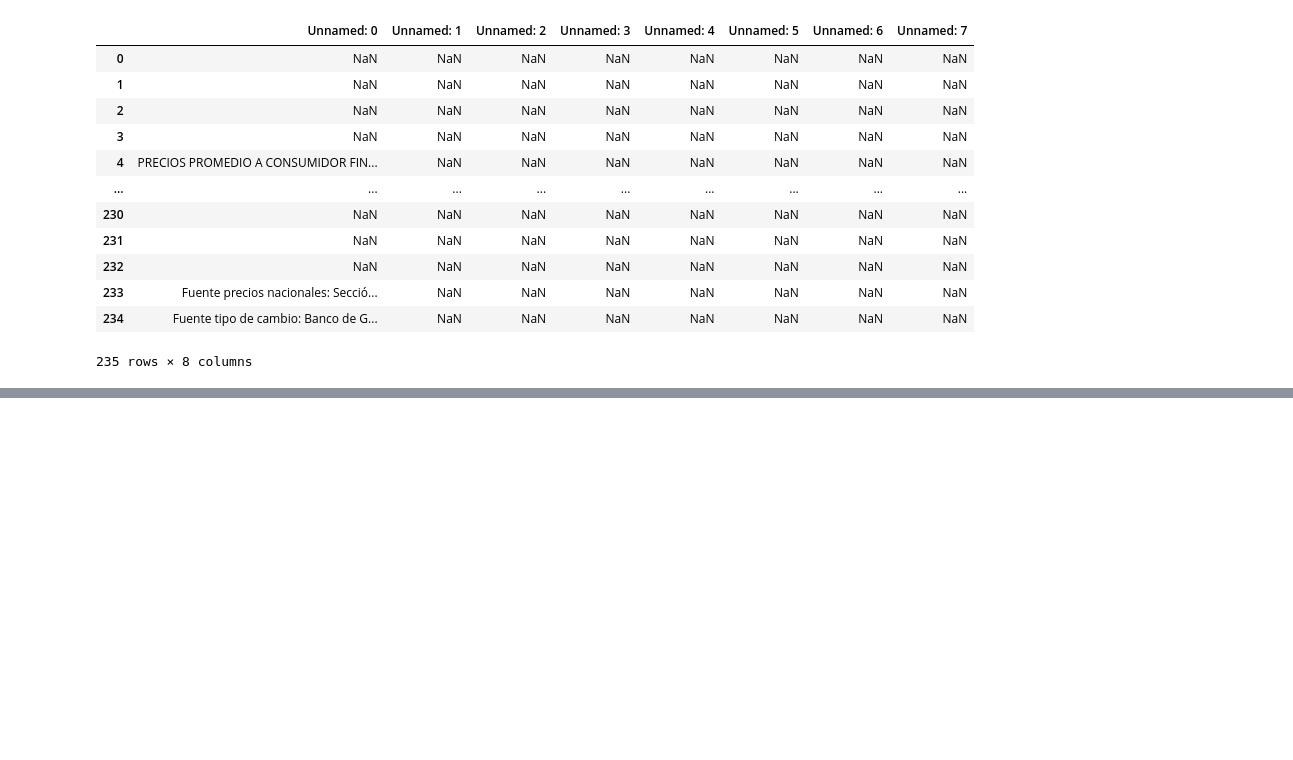
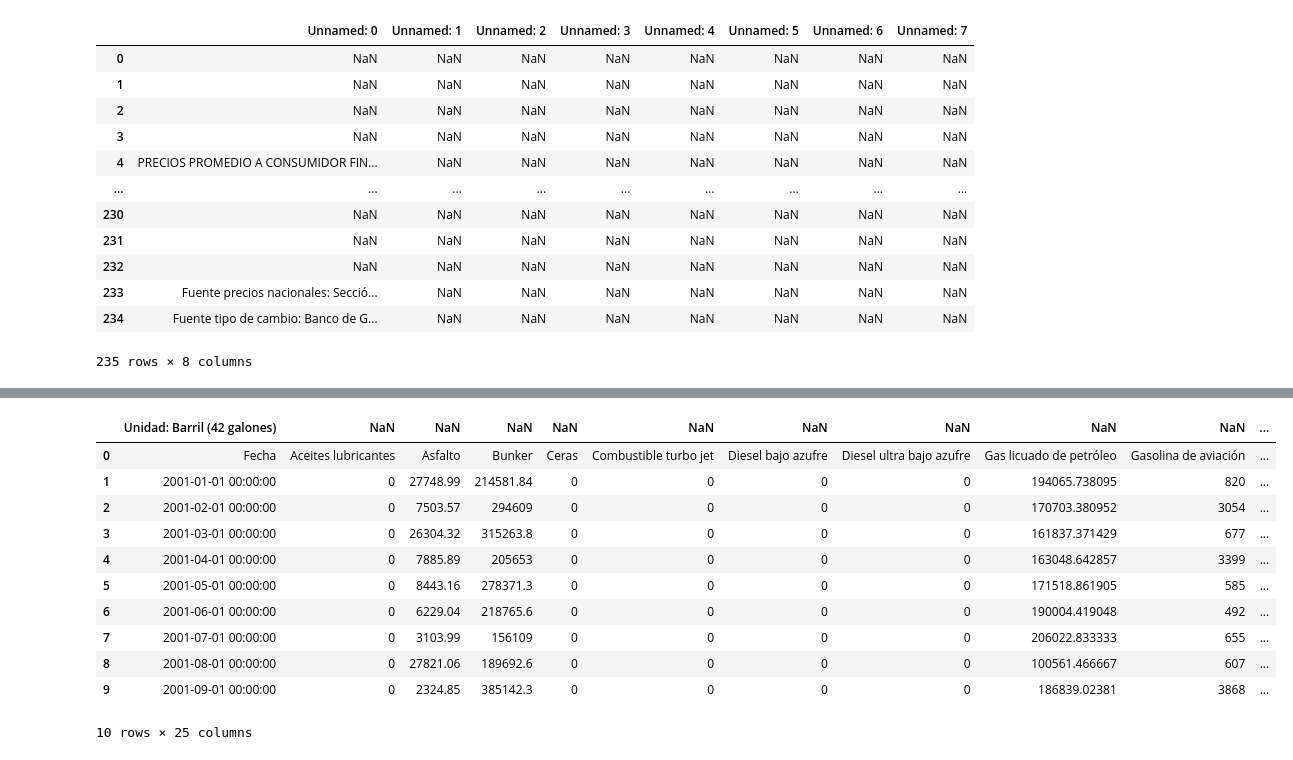
Before and after one commit to guzmanalejandra/Laboratorio2-DS, a Jupyter notebook: main.ipynb, the cells around one changed output, grey strips where cells are left out. Cells and saved outputs as stored; diff of their text form; code cells hidden in the pictures; blank space fills up the shorter version.

```diff
--- a/main.ipynb
+++ b/main.ipynb
@@ -58,3 +58,9 @@ df
 | 233 | Fuente precios nacionales: Secció... | NaN | NaN | NaN | NaN | NaN | NaN | NaN |
 | 234 | Fuente tipo de cambio: Banco de G... | NaN | NaN | NaN | NaN | NaN | NaN | NaN |
 235 rows × 8 columns
+# %%
+import pandas as pd
+
+# Leer el archivo de importación de volumen
+importacion_df = pd.read_excel("data.xlsx")
+importacion_df.head()
@@ -60,0 +75,7 @@ df
+# %%
+
+importacion_df = importacion_df.dropna(how='all').reset_index(drop=True)
+importacion_df.columns = importacion_df.iloc[0]
+importacion_df = importacion_df.drop(0).reset_index(drop=True)
+
+importacion_df.head()
@@ -60,0 +205,16 @@ df
+# %%
+#Verificar los datos de importacion
+importacion_df.head(10)
+# %% [output]
+|  | Unidad: Barril (42 galones) | NaN | NaN | NaN | NaN | NaN | NaN | NaN | NaN | NaN | ... |
+| 0 | Fecha | Aceites lubricantes | Asfalto | Bunker | Ceras | Combustible turbo jet | Diesel bajo azufre | Diesel ultra bajo azufre | Gas licuado de petróleo | Gasolina de aviación | ... |
+| 1 | 2001-01-01 00:00:00 | 0 | 27748.99 | 214581.84 | 0 | 0 | 0 | 0 | 194065.738095 | 820 | ... |
+| 2 | 2001-02-01 00:00:00 | 0 | 7503.57 | 294609 | 0 | 0 | 0 | 0 | 170703.380952 | 3054 | ... |
+| 3 | 2001-03-01 00:00:00 | 0 | 26304.32 | 315263.8 | 0 | 0 | 0 | 0 | 161837.371429 | 677 | ... |
+| 4 | 2001-04-01 00:00:00 | 0 | 7885.89 | 205653 | 0 | 0 | 0 | 0 | 163048.642857 | 3399 | ... |
+| 5 | 2001-05-01 00:00:00 | 0 | 8443.16 | 278371.3 | 0 | 0 | 0 | 0 | 171518.861905 | 585 | ... |
+| 6 | 2001-06-01 00:00:00 | 0 | 6229.04 | 218765.6 | 0 | 0 | 0 | 0 | 190004.419048 | 492 | ... |
+| 7 | 2001-07-01 00:00:00 | 0 | 3103.99 | 156109 | 0 | 0 | 0 | 0 | 206022.833333 | 655 | ... |
+| 8 | 2001-08-01 00:00:00 | 0 | 27821.06 | 189692.6 | 0 | 0 | 0 | 0 | 100561.466667 | 607 | ... |
+| 9 | 2001-09-01 00:00:00 | 0 | 2324.85 | 385142.3 | 0 | 0 | 0 | 0 | 186839.02381 | 3868 | ... |
+10 rows × 25 columns
```
Also changed, not shown: parts of 9 cells of this notebook.
